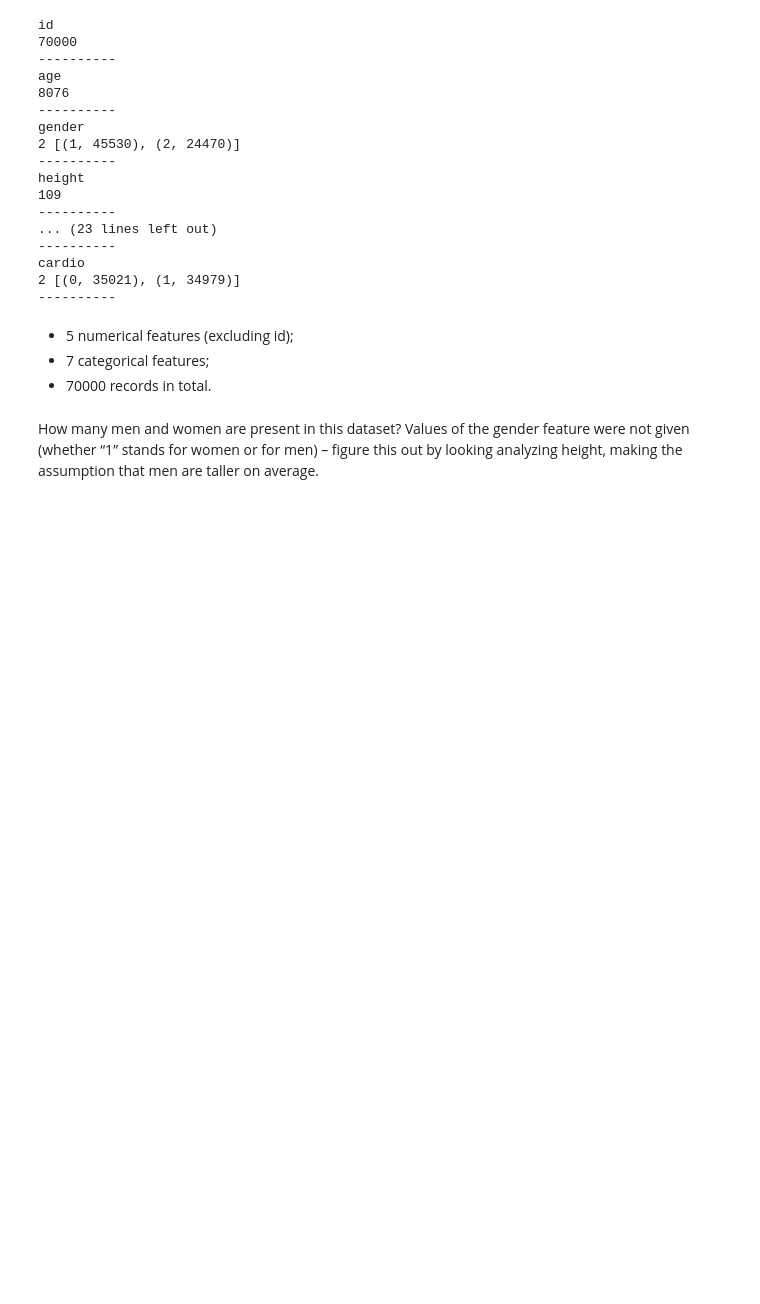
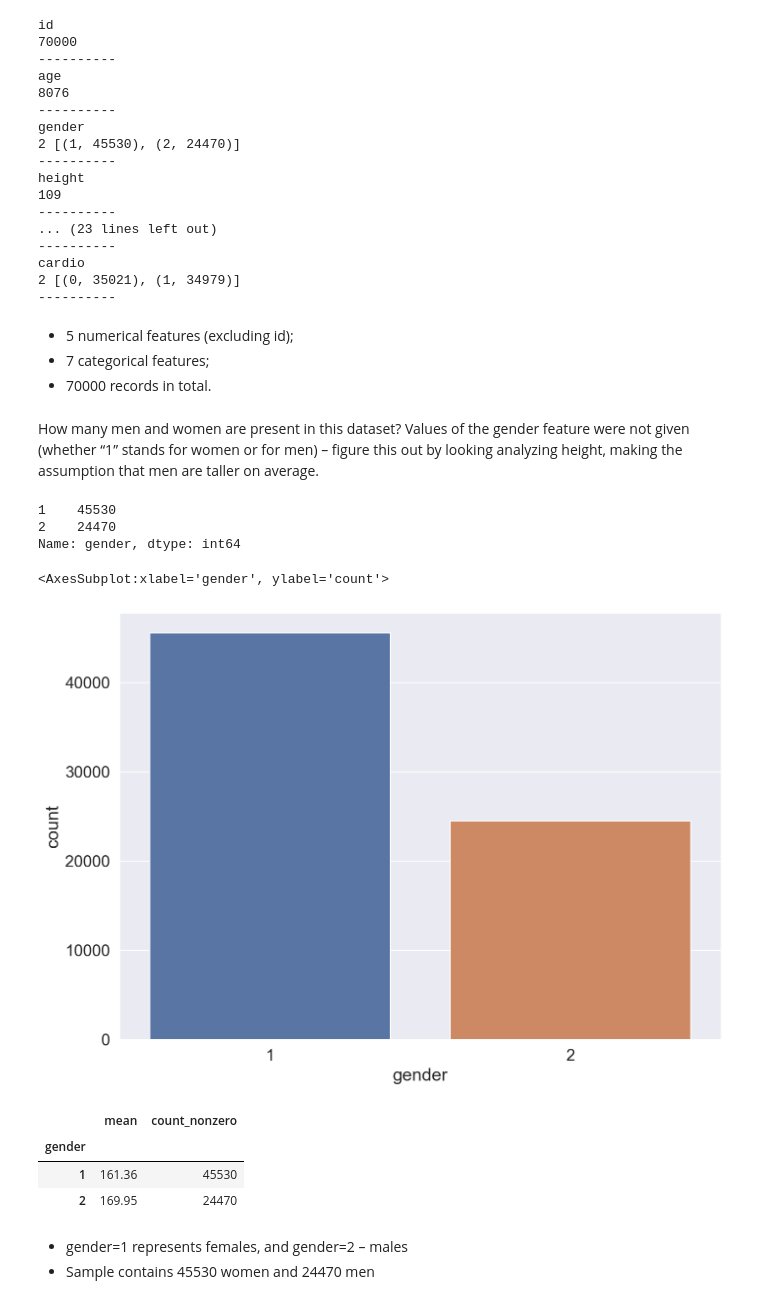
Before and after one commit to Rahul-YYC/data-science-machine-learning, a Jupyter notebook: DS-CardiovascularVisualization/cardiovascular_analysis.ipynb, the cells around one changed output. Cells and saved outputs as stored; diff of their text form; code cells hidden in the pictures; blank space fills up the shorter version.

Commit message:
Distinguish Gender

```diff
--- a/DS-CardiovascularVisualization/cardiovascular_analysis.ipynb
+++ b/DS-CardiovascularVisualization/cardiovascular_analysis.ipynb
@@ -129,3 +129,24 @@ cardio
 * 70000 records in total.
 # %% [markdown]
 How many men and women are present in this dataset? Values of the gender feature were not given (whether “1” stands for women or for men) – figure this out by looking analyzing height, making the assumption that men are taller on average.
+# %%
+df["gender"].value_counts()
+# %% [output]
+1    45530
+2    24470
+Name: gender, dtype: int64
+# %%
+sns.countplot(x="gender", data=df)
+# %% [output]
+<AxesSubplot:xlabel='gender', ylabel='count'>
+[figure, added]
+# %%
+df.groupby(["gender"])["height"].agg([np.mean, np.count_nonzero])
+# %% [output]
+|  | mean | count_nonzero |
+| gender |  |  |
+| 1 | 161.36 | 45530 |
+| 2 | 169.95 | 24470 |
+# %% [markdown]
+* gender=1 represents females, and gender=2 – males
+* Sample contains 45530 women and 24470 men
```
